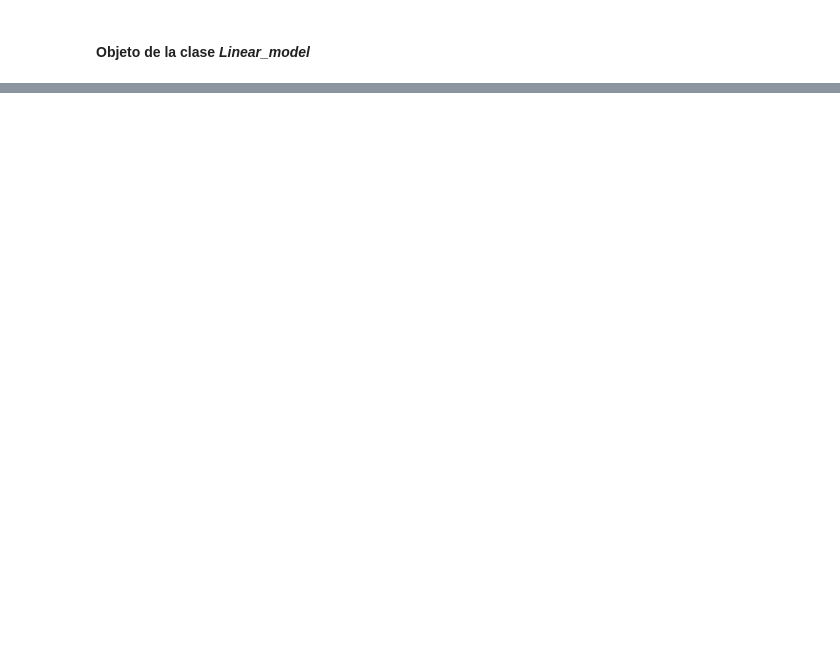
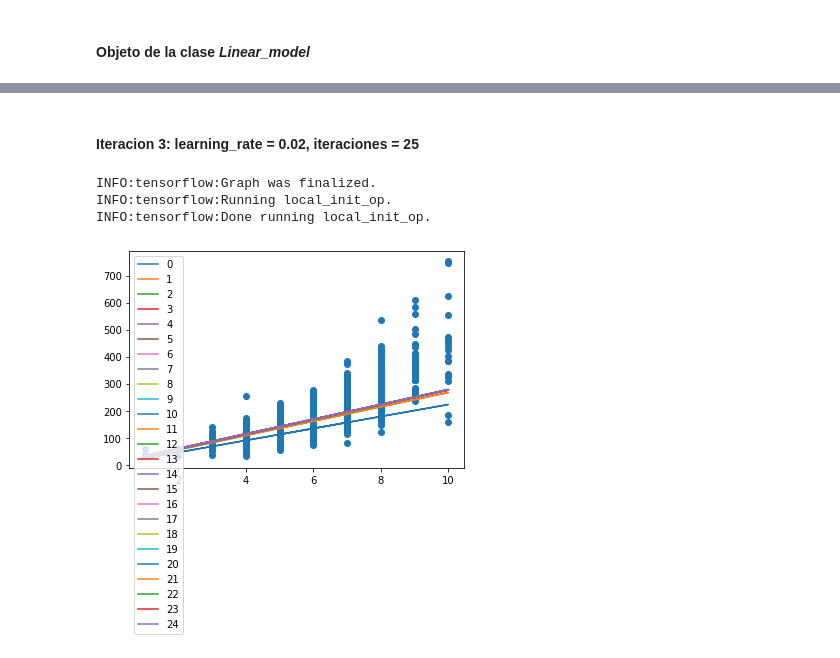
Before and after one commit to estuardozapeta/Statistical-Learning-I-Tarea-2, a Jupyter notebook: Tarea-2.ipynb, the cells around one changed output, grey strips where cells are left out. Saved outputs shown, nothing was run; the diff lists cells and outputs as text; code cells hidden in the pictures; blank space fills up the shorter version.

```diff
--- a/Tarea-2.ipynb
+++ b/Tarea-2.ipynb
@@ -87,0 +106,9 @@ lm.training(0.0078, 15)
+# %% [markdown]
+#### **Iteracion 3**: learning_rate = 0.02, iteraciones = 25
+# %%
+lm.training(0.02, 25)
+# %% [output]
+INFO:tensorflow:Graph was finalized.
+INFO:tensorflow:Running local_init_op.
+INFO:tensorflow:Done running local_init_op.
+[figure, added]
```
Also changed, not shown: parts of 21 cells of this notebook, 10 other files.
